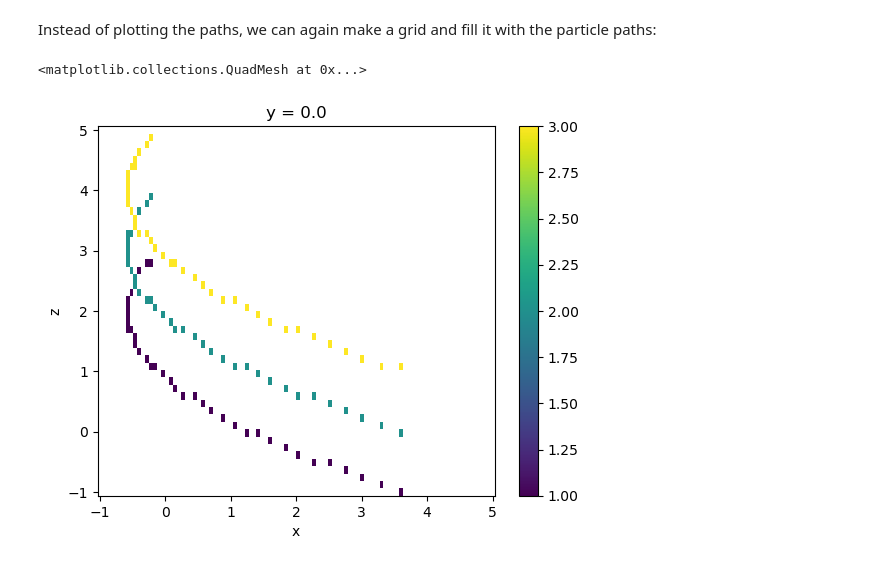
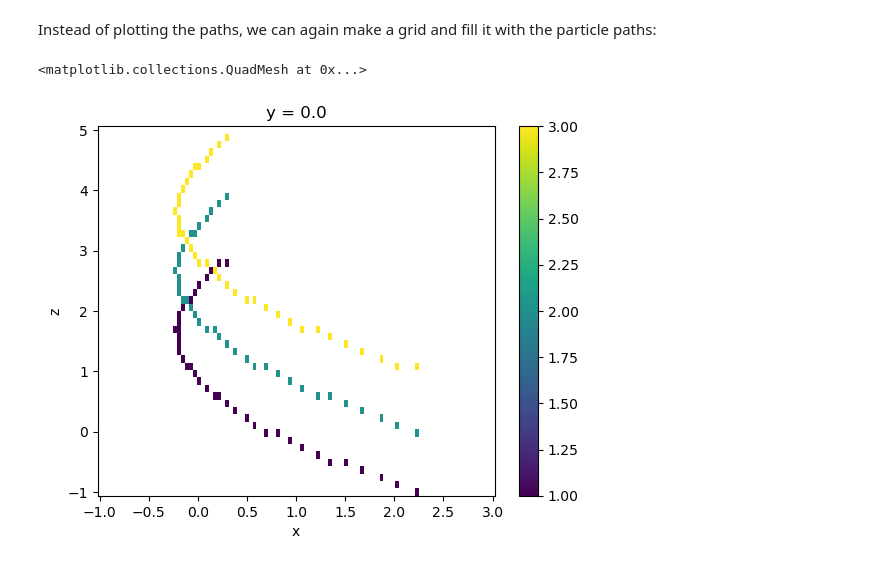
Before and after one commit to Ockenfuss/advesi, a Jupyter notebook: examples/Examples.ipynb, the cells around one changed output. Saved outputs shown, nothing was run; the diff lists cells and outputs as text; code cells hidden in the pictures.

```diff
--- a/examples/Examples.ipynb
+++ b/examples/Examples.ipynb
@@ -174,6 +172,7 @@ Let's simulate multiple falling particles in a field with increasing wind speed:
 # %%
-u=xr.DataArray([1,2], coords=[('t', [0,1])])
+u=xr.DataArray([-1,2], coords=[('t', [-2,2])])
 flowfield=adv.FlowField_Collection(u,0,-1)
+advector=adv.EulerAdvector(dt=0.1, steps=20, steps_backward=20, interp_method='interpolate')
 part_coll=adv.Particle_Collection(x0=0.0, y0=0.0, z0=[1,2,3], t0=0.0, property=[1,2,3])
 path_coll=adv.Path_Collection.from_flowfield_collection(part_coll, flowfield, advector)
 fig,ax=plt.subplots()
@@ -185,10 +184,10 @@ for n in range(3):
 Instead of plotting the paths, we can again make a grid and fill it with the particle paths:
 # %%
 times=np.linspace(-2,2,20) #20 snapshots between time -2 and 2
-field=adv.Field_Collection.create_regular(times, [-1,5], [0,0], [-1,5], 100, 1,50)
+field=adv.Field_Collection.create_regular(times, [-1,3], [0,0], [-1,5], 100, 1,50)
 field.fill_with(part_coll, path_coll)
 f=field.f.squeeze()
 f.max('t').plot(x='x') #plot all snapshots at once
 # %% [output]
 <matplotlib.collections.QuadMesh at 0x...>
-[figure, old version]
+[figure, new version]
```
Also changed, not shown: parts of 6 cells of this notebook, 1 other file.
